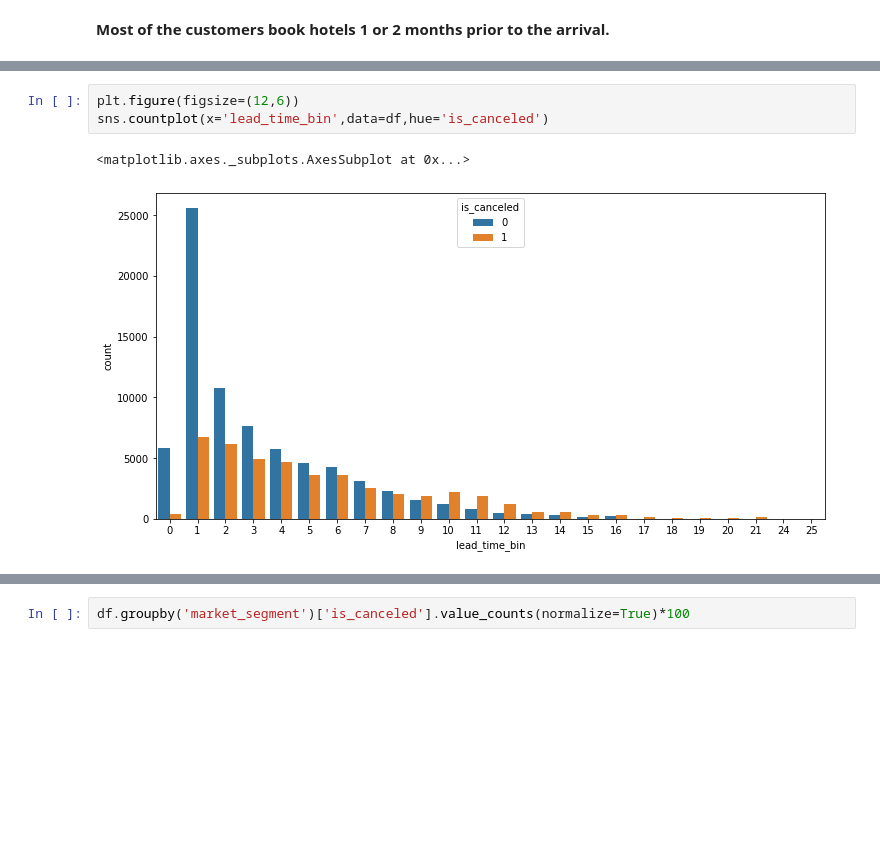
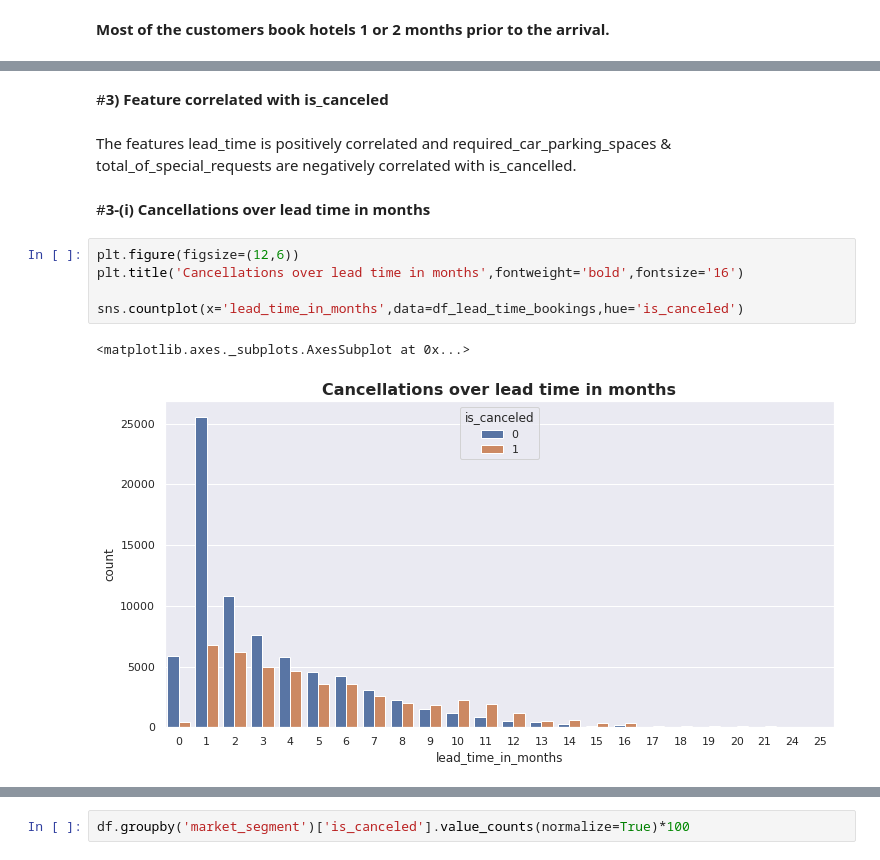
Before and after one commit to Sandeep-Kulukuri/Hotel_Booking_Analysis, a Jupyter notebook: Hotel_Booking_Analysis.ipynb, the cells around one changed output, grey strips where cells are left out. Drawn from its saved outputs; the diff is of its cells as text; blank space fills up the shorter version.

```diff
--- a/Hotel_Booking_Analysis.ipynb
+++ b/Hotel_Booking_Analysis.ipynb
@@ -538,6 +552,14 @@ sns.countplot(data=df_lead_time_bookings,x='lead_time_in_months')
+# %% [markdown]
+#**3) Feature correlated with is_canceled**
+# %% [markdown]
+The features lead_time is positively correlated and required_car_parking_spaces & total_of_special_requests are negatively correlated with is_cancelled.
+# %% [markdown]
+#**3-(i) Cancellations over lead time in months**
 # %%
 plt.figure(figsize=(12,6))
-sns.countplot(x='lead_time_bin',data=df,hue='is_canceled')
+plt.title('Cancellations over lead time in months',fontweight='bold',fontsize='16')
+
+sns.countplot(x='lead_time_in_months',data=df_lead_time_bookings,hue='is_canceled')
 # %% [output]
 <matplotlib.axes._subplots.AxesSubplot at 0x...>
-[figure, old version]
+[figure, new version]
```
Also changed, not shown: parts of 54 cells of this notebook.
